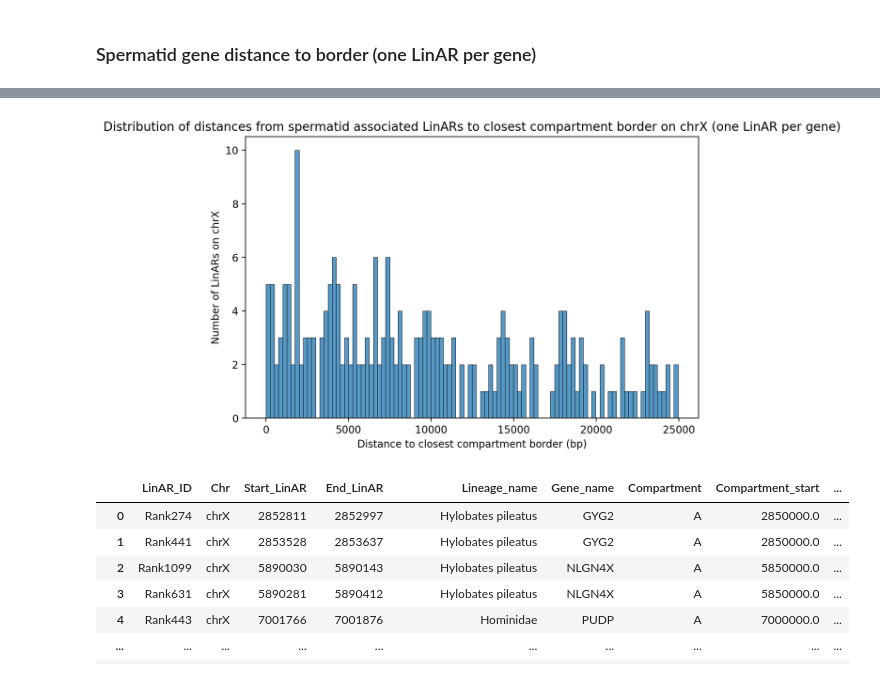
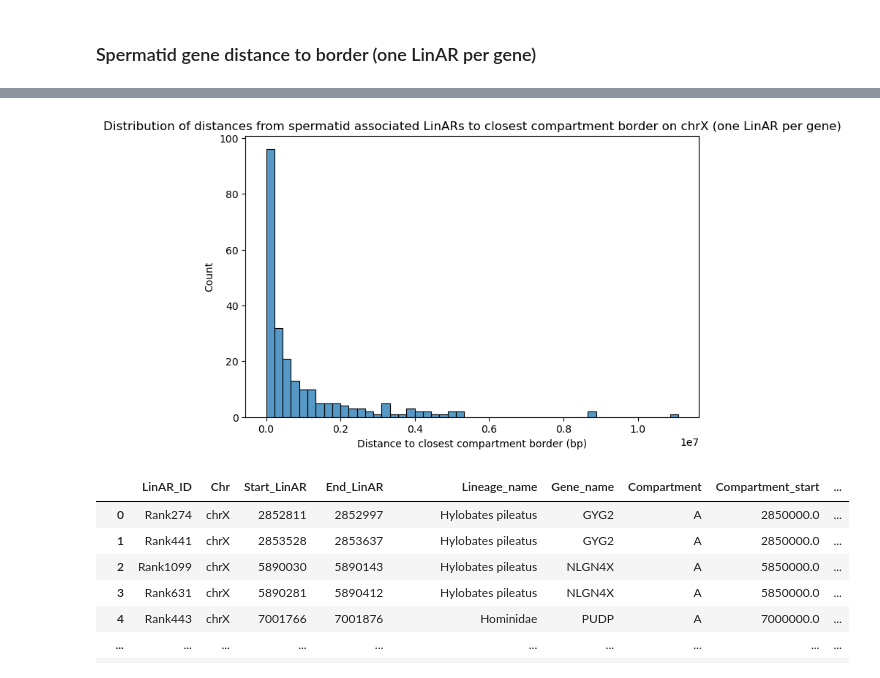
Before and after one commit to munch-group/cecilie-har-pib, a Jupyter notebook: notebooks/compartment_notebook.ipynb, the cells around one changed output, grey strips where cells are left out. Drawn from its saved outputs; the diff is of its cells as text; code cells hidden in the pictures.

```diff
--- a/notebooks/compartment_notebook.ipynb
+++ b/notebooks/compartment_notebook.ipynb
@@ -249,4 +513,0 @@ plt.show()
-# %%
-compartment_chrX = compartment_chrX.copy()
-compartment_chrX['length'] = compartment_chrX['end'] - compartment_chrX['start']
-print(compartment_chrX['length'].describe(percentiles=[0.01,0.05,0.25,0.5,0.75,0.95,0.99]))
@@ -588,88 +1460,28 @@ plt.show()
 # %% [markdown]
 ### Spermatid gene distance to border (one LinAR per gene)
 # %%
-# For each LinAR, find all compartments on the same chromosome, calculate the distance between that LinAR and each compartment, pick row with smallest distance, and store that in a new dataframe
 
-# Keep only LinARs on chromosome X
-ape_LinARs_chrX = ape_LinARs_df[ape_LinARs_df["Chr"] == "chrX"].copy()
-
-# Keep only compartmetns on chromosome X
-compartment_chrX = compartment_df[compartment_df["chrom"] == "chrX"].copy()
-
-# Filter ape_LinARs_chrX to only contain LinARs associated with human_spermatid_expressed_genes genes
-gene_list = GeneListCollection( "../data/cecilie_gen_lister.yaml")
-human_spermatid_expressed_genes = gene_list.get('human_spermatid_expressed_genes')
-linars_spermatid_df = ape_LinARs_chrX[ape_LinARs_chrX["Gene_name"].isin(human_spermatid_expressed_genes)]
-
-
-results = []
-
-for i, LinAR in linars_spermatid_df.iterrows():
-    chrom = str(LinAR['Chr'])
-    LinAR_start = LinAR['Start']
-    LinAR_end = LinAR['End']
-
-    # Find the compartment containing the LinAR
-    containing_compartment = compartment_chrX[
-        (LinAR_start >= compartment_chrX['start']) &
-        (LinAR_end <= compartment_chrX['end'])
-    ]
-
-    if not containing_compartment.empty:
-        # LinAR fully contained: calculate absolute distance to nearest border
-        compartment = containing_compartment.iloc[0]
-        dist_to_start = abs(LinAR_start - compartment["start"])
-        dist_to_end = abs(LinAR_end - compartment["end"])
-        distance_to_border = min(dist_to_start, dist_to_end)
-        compartment_type = compartment["compart"]
-        compartment_start = compartment["start"]
-        compartment_end = compartment["end"]
-    else:
-        # LinAR overlaps borders or outside compartments
-        distance_to_border = 0
-        compartment_type = "Overlap"
-        compartment_start = np.nan
-        compartment_end = np.nan
-
-
-    results.append({
-        'LinAR_ID': LinAR['LinAR_ID'],
-        'Chr': chrom,
-        'Start_LinAR': LinAR_start,
-        'End_LinAR': LinAR_end,
-        'Lineage_name': LinAR.get('Lineage_name'),
-        'Gene_name': LinAR['Gene_name'],
-        'Compartment':  compartment_type,
-        'Compartment_start': compartment_start,
-        'Compartment_end': compartment_end,
-        'Distance_to_compartment_border': distance_to_border
-    })
-
-
-linar_compartment_border_distances = pd.DataFrame(results)
-
-# Keep only the LinAR with the shortest distance per gene
-linar_closest_per_gene = (
-    linar_compartment_border_distances
+# For each gene, find all associated LinARs. Pick the LinAR with the shortest distance to compartment border. Discard all other LinARs for that gene
+# -> one LinAR per gene
+spermatid_linar_closest_per_gene = (
+    spermatid_linar_compartment_border_distances
     .sort_values("Distance_to_compartment_border")
     .drop_duplicates(subset="Gene_name", keep="first")
 )
 
-print(linar_closest_per_gene.head())
+print(spermatid_linar_closest_per_gene.head())
 
-
-
-# Plot distribution of absolute distances with Seaborn
+# Plot distribution of absolute distances
 plt.figure(figsize=(8,5))
 sns.histplot(
-    data=linar_closest_per_gene,
+    data=spermatid_linar_closest_per_gene,
     x='Distance_to_compartment_border',
-    bins=100,
+    bins=50,
     kde=False,
     edgecolor='black'
 )
 plt.xlabel("Distance to closest compartment border (bp)")
-plt.ylabel("Number of LinARs on chrX")
+plt.ylabel("Count")
 plt.title("Distribution of distances from spermatid associated LinARs to closest compartment border on chrX (one LinAR per gene)")
 plt.show()
 # %% [output]
@@ -696,4 +1508,4 @@ plt.show()
-[figure, old version]
+[figure, new version]
 # %%
 linar_compartment_border_distances
 # %% [output]
```
Also changed, not shown: parts of 49 cells of this notebook, 7 other files.
